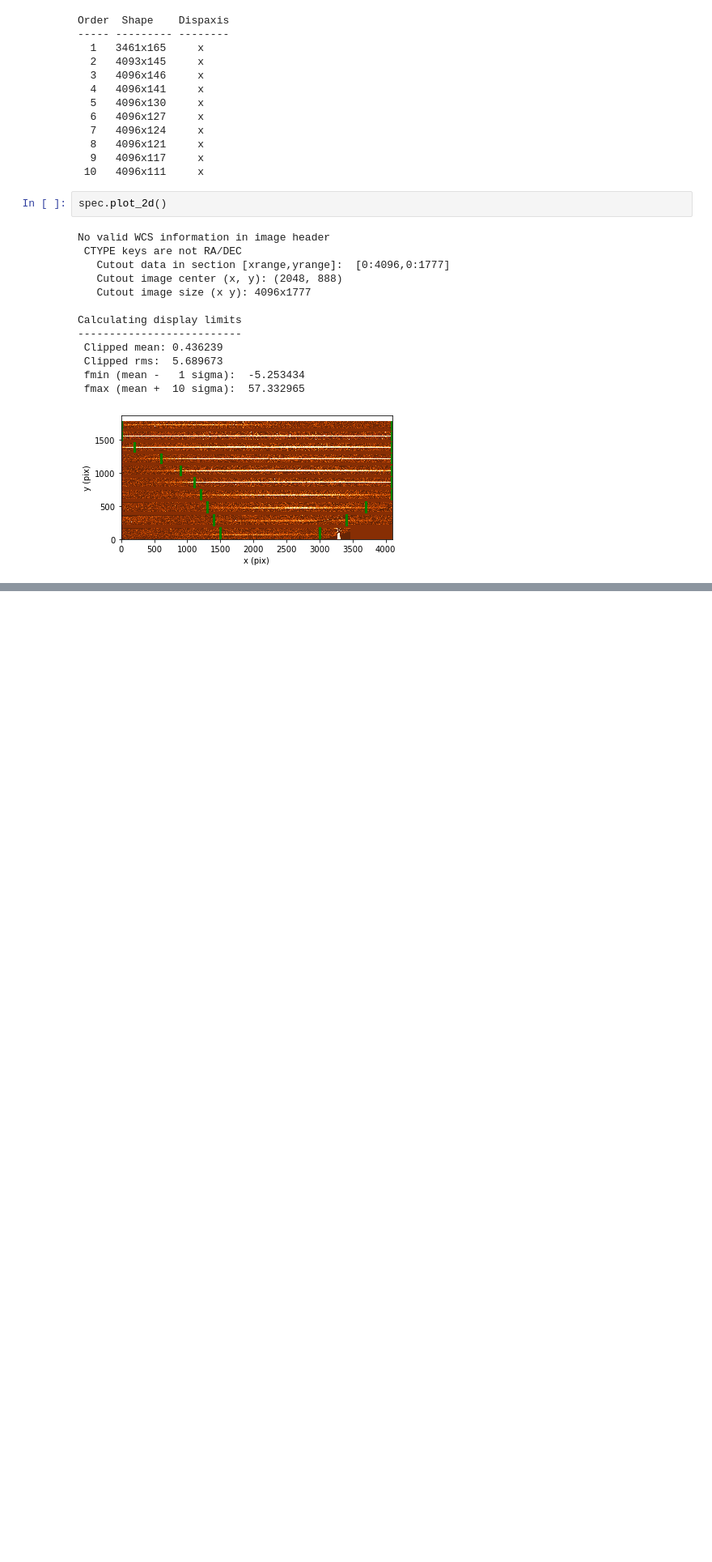
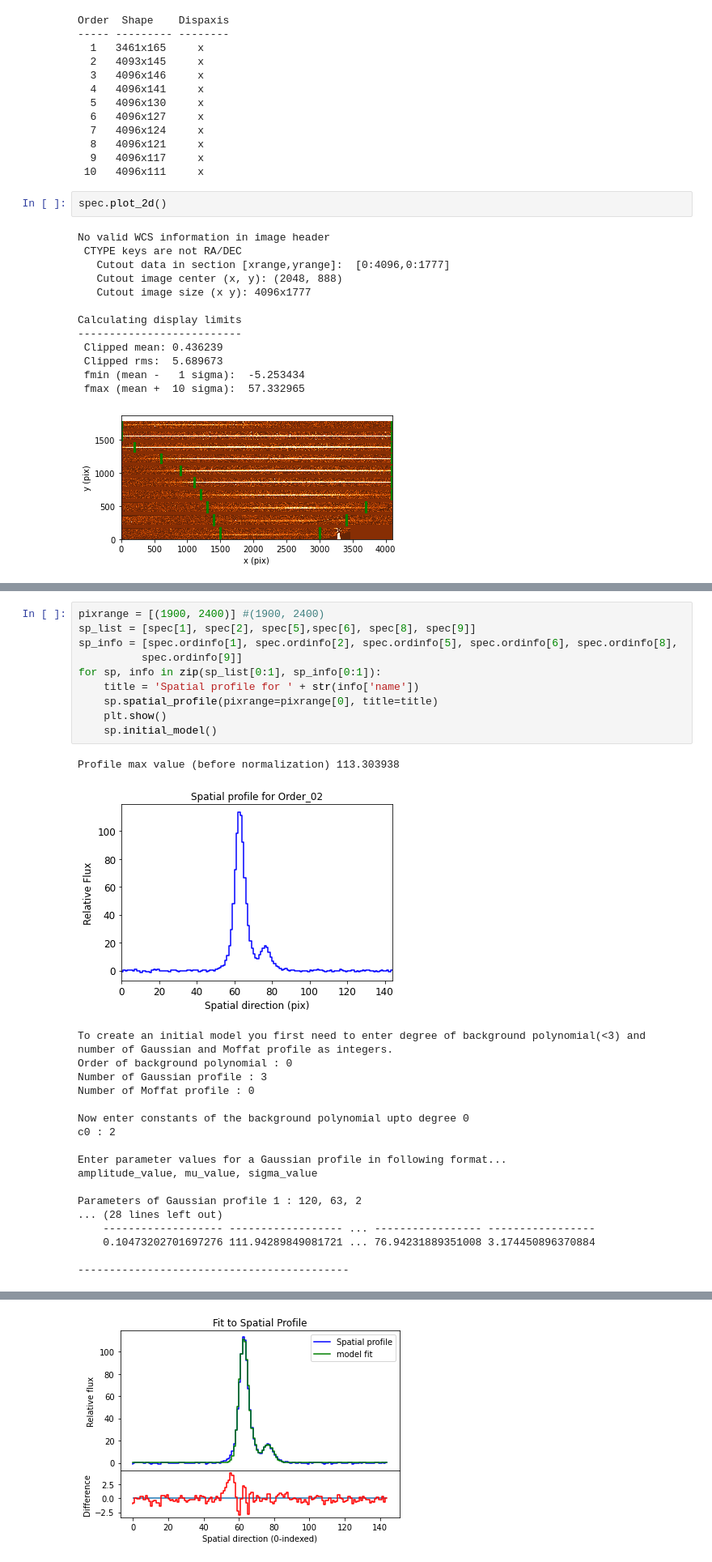
Before and after one commit to pmozumdar/spectra_extraction, a Jupyter notebook: test_esi2d.ipynb, the cells around one changed output, grey strips where cells are left out. Shown at 81% size. Drawn from its saved outputs; the diff is of its cells as text; blank space fills up the shorter version.

```diff
--- a/test_esi2d.ipynb
+++ b/test_esi2d.ipynb
@@ -68,0 +74,30 @@ Calculating display limits
+# %%
+pixrange = [(1900, 2400)] #(1900, 2400)
+sp_list = [spec[1], spec[2], spec[5],spec[6], spec[8], spec[9]]
+sp_info = [spec.ordinfo[1], spec.ordinfo[2], spec.ordinfo[5], spec.ordinfo[6], spec.ordinfo[8],
+          spec.ordinfo[9]]
+for sp, info in zip(sp_list[0:1], sp_info[0:1]):
+    title = 'Spatial profile for ' + str(info['name'])
+    sp.spatial_profile(pixrange=pixrange[0], title=title)
+    plt.show()
+    sp.initial_model()
+# %% [output]
+Profile max value (before normalization) 113.303938
+[figure, added]
+To create an initial model you first need to enter degree of background polynomial(<3) and number of Gaussian and Moffat profile as integers.
+Order of background polynomial : 0
+Number of Gaussian profile : 3
+Number of Moffat profile : 0
+
+Now enter constants of the background polynomial upto degree 0
+c0 : 2
+
+Enter parameter values for a Gaussian profile in following format...
+amplitude_value, mu_value, sigma_value
+
+Parameters of Gaussian profile 1 : 120, 63, 2
+... (28 lines left out)
+    ------------------- ------------------ ... ----------------- -----------------
+    0.10473202701697276 111.94289849081721 ... 76.94231889351008 3.174450896370884
+
+-------------------------------------------
@@ -68,0 +105 @@ Calculating display limits
+[figure, added]
```
Also changed, not shown: parts of 32 cells of this notebook.
